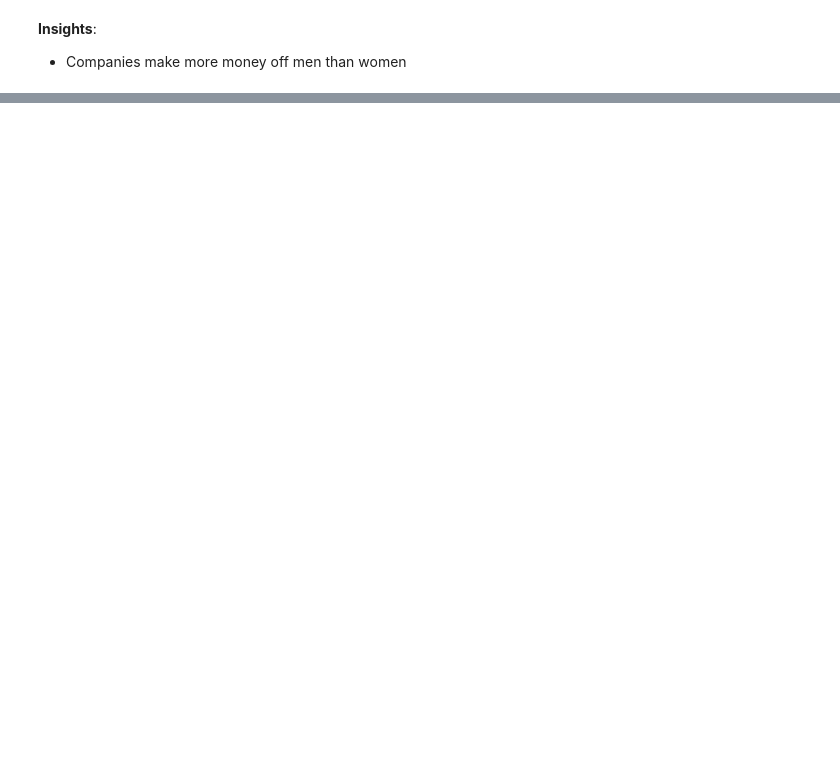
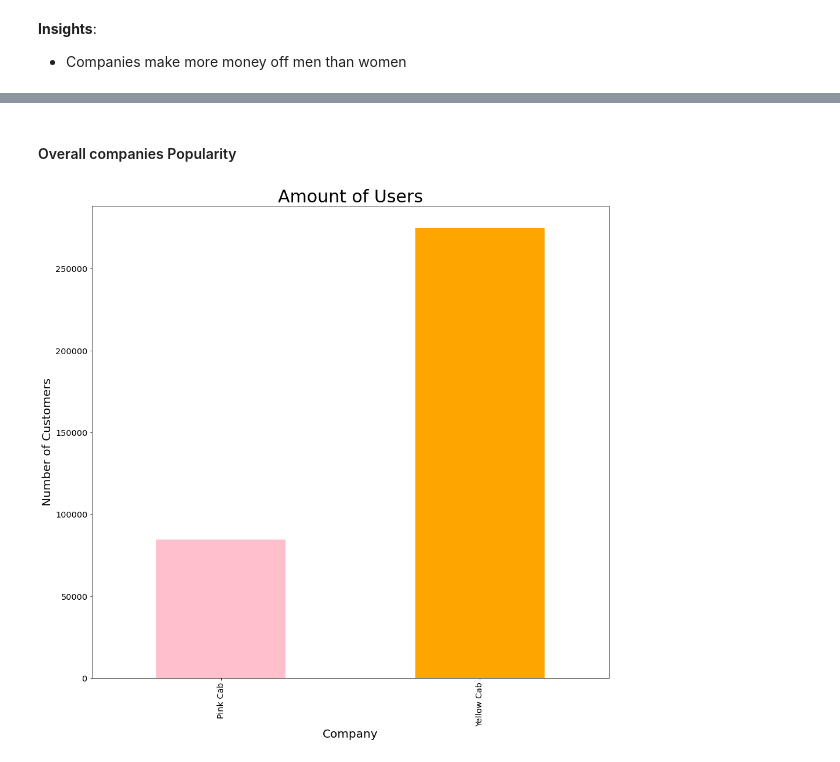
Before and after one commit to KarlsonAV/DGWeek-2-3, a Jupyter notebook: EDA_Notebook.ipynb, the cells around one changed output, grey strips where cells are left out. Cells and saved outputs as stored; diff of their text form; code cells hidden in the pictures; blank space fills up the shorter version.

```diff
--- a/EDA_Notebook.ipynb
+++ b/EDA_Notebook.ipynb
@@ -652,0 +697,14 @@ I've collected enough information in order to make data analysis report. During
+# %% [markdown]
+#### Overall companies Popularity
+# %%
+plt.figure(figsize=(16,15))
+
+cabs.groupby("Company").Company.count().sort_values(ascending=True).plot.bar(color=["pink", "orange"])
+
+plt.title("Amount of Users", fontsize=30)
+plt.ylabel("Number of Customers", fontsize=20)
+plt.xlabel("Company", fontsize=20)
+plt.savefig("4.png")
+plt.show()
+# %% [output]
+[figure, added]
```
Also changed, not shown: parts of 58 cells of this notebook, 1 other file.
